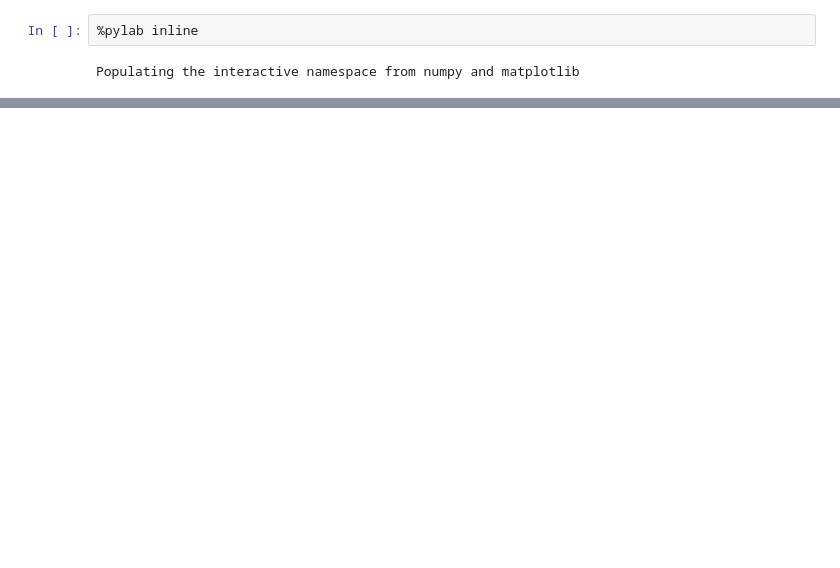
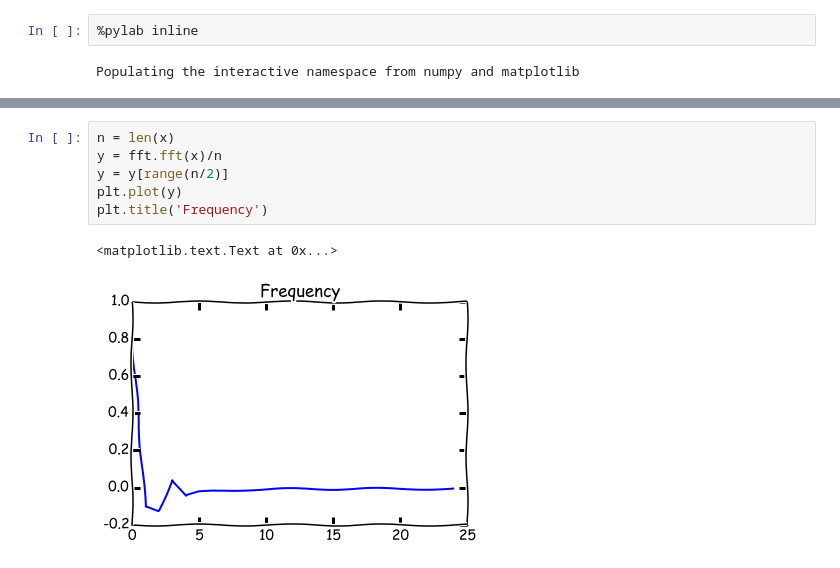
Before and after one commit to dmcltu/python, a Jupyter notebook: text.ipynb, the cells around one changed output, grey strips where cells are left out. Saved outputs shown, nothing was run; the diff lists cells and outputs as text; blank space fills up the shorter version.

```diff
--- a/text.ipynb
+++ b/text.ipynb
@@ -11,0 +22,9 @@ plt.title('Whoo Hoo!!!')
+# %%
+n = len(x)
+y = fft.fft(x)/n
+y = y[range(n/2)]
+plt.plot(y)
+plt.title('Frequency')
+# %% [output]
+<matplotlib.text.Text at 0x...>
+[figure, added]
```
Also changed, not shown: parts of 3 cells of this notebook.
